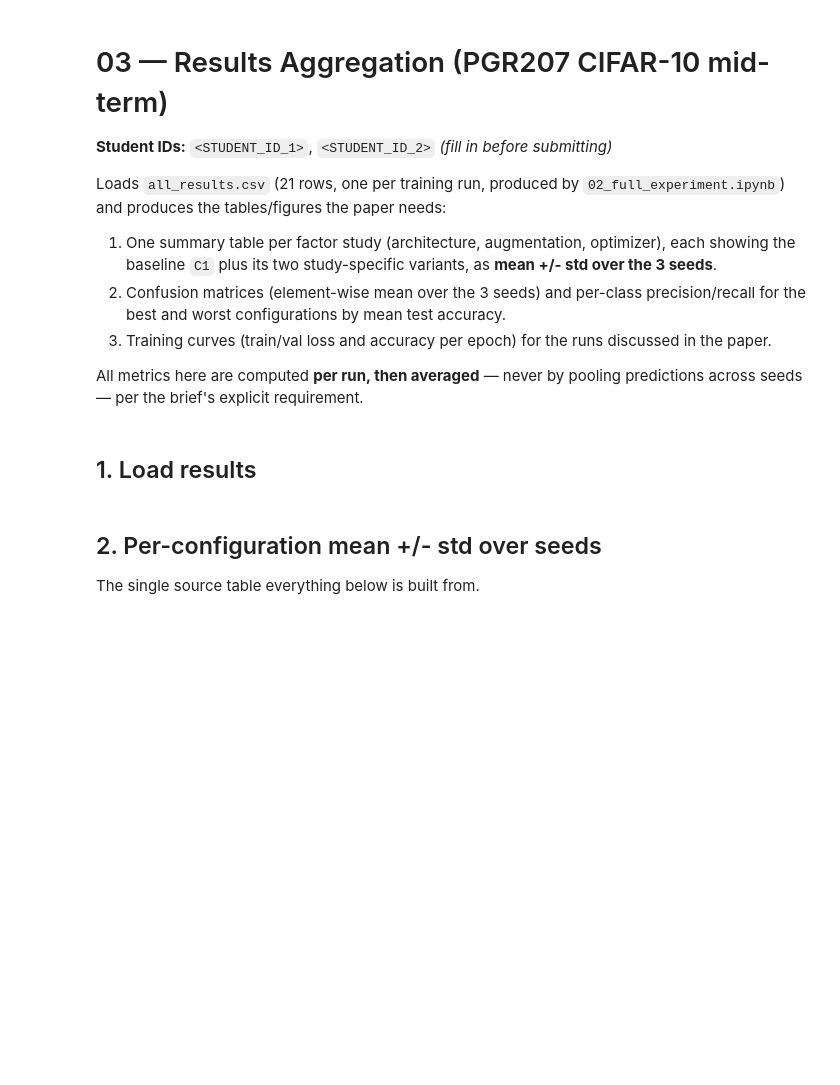
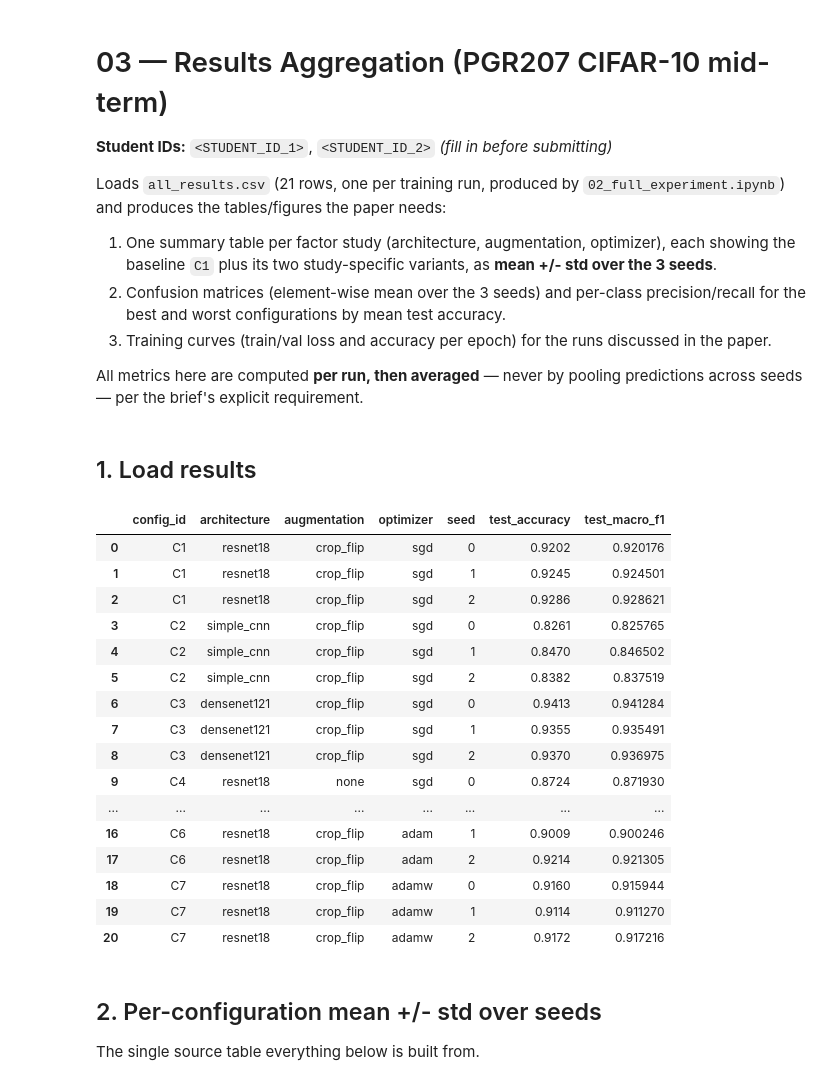
Before and after one commit to AngieAndia/DL-multi-class-ImageClassification, a Jupyter notebook: 03_results_aggregation.ipynb, the cells around one changed output. Saved outputs shown, nothing was run; the diff lists cells and outputs as text; code cells hidden in the pictures; blank space fills up the shorter version.

```diff
--- a/03_results_aggregation.ipynb
+++ b/03_results_aggregation.ipynb
@@ -19,13 +19,31 @@ seeds — per the brief's explicit requirement.
 # %%
 import pipeline_config as cfg
 import pipeline_metrics as metrics
 
 raw_df = metrics.load_results(cfg.RESULTS_CSV_DEFAULT)
-#assert len(raw_df) == 7 * 3, f"Expected 21 rows, found {len(raw_df)} -- did all runs in 02 finish?"
+assert len(raw_df) == 7 * 3, f"Expected 21 rows, found {len(raw_df)} -- did all runs in 02 finish?"
 
 df = metrics.decode_json_columns(raw_df)   # parses the JSON-string columns back into dicts/lists
 df[["config_id", "architecture", "augmentation", "optimizer", "seed", "test_accuracy", "test_macro_f1"]]
-df.drop(df.index[0], inplace=True)
+#df.drop(df.index[0], inplace=True)
+# %% [output]
+|  | config_id | architecture | augmentation | optimizer | seed | test_accuracy | test_macro_f1 |
+| 0 | C1 | resnet18 | crop_flip | sgd | 0 | 0.9202 | 0.920176 |
+| 1 | C1 | resnet18 | crop_flip | sgd | 1 | 0.9245 | 0.924501 |
+| 2 | C1 | resnet18 | crop_flip | sgd | 2 | 0.9286 | 0.928621 |
+| 3 | C2 | simple_cnn | crop_flip | sgd | 0 | 0.8261 | 0.825765 |
+| 4 | C2 | simple_cnn | crop_flip | sgd | 1 | 0.8470 | 0.846502 |
+| 5 | C2 | simple_cnn | crop_flip | sgd | 2 | 0.8382 | 0.837519 |
+| 6 | C3 | densenet121 | crop_flip | sgd | 0 | 0.9413 | 0.941284 |
+| 7 | C3 | densenet121 | crop_flip | sgd | 1 | 0.9355 | 0.935491 |
+| 8 | C3 | densenet121 | crop_flip | sgd | 2 | 0.9370 | 0.936975 |
+| 9 | C4 | resnet18 | none | sgd | 0 | 0.8724 | 0.871930 |
+| ... | ... | ... | ... | ... | ... | ... | ... |
+| 16 | C6 | resnet18 | crop_flip | adam | 1 | 0.9009 | 0.900246 |
+| 17 | C6 | resnet18 | crop_flip | adam | 2 | 0.9214 | 0.921305 |
+| 18 | C7 | resnet18 | crop_flip | adamw | 0 | 0.9160 | 0.915944 |
+| 19 | C7 | resnet18 | crop_flip | adamw | 1 | 0.9114 | 0.911270 |
+| 20 | C7 | resnet18 | crop_flip | adamw | 2 | 0.9172 | 0.917216 |
 # %% [markdown]
 ## 2. Per-configuration mean +/- std over seeds
 
```
Also changed, not shown: parts of 9 cells of this notebook, 34 other files.
